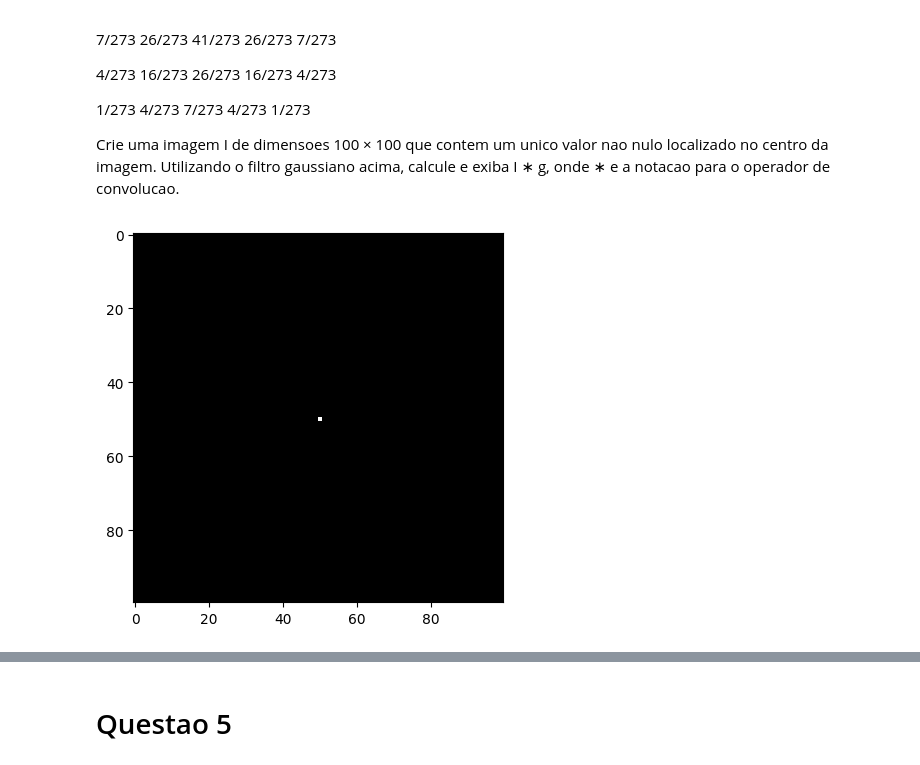
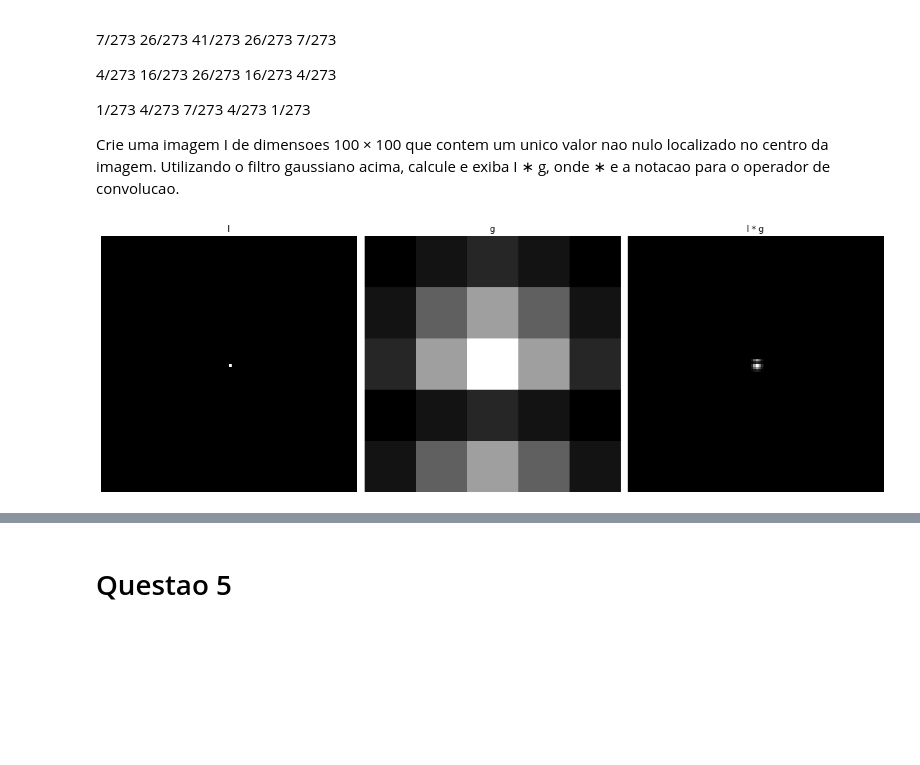
Before and after one commit to JonathanYuri/Computer-Vision, a Jupyter notebook: Lista1/lista.ipynb, the cells around one changed output, grey strips where cells are left out. Drawn from its saved outputs; the diff is of its cells as text; code cells hidden in the pictures; blank space fills up the shorter version.

```diff
--- a/Lista1/lista.ipynb
+++ b/Lista1/lista.ipynb
@@ -26,3 +40,13 @@ def normalize(img):
     result *= 255.0 / result.max()
     result = result.astype(np.uint8)
     return result
+# %%
+def display_images(images, titles):
+    plt.figure(figsize=(16, 16))
+    for i in range(len(images)):
+        plt.subplot(1, len(images), i+1)
+        plt.imshow(images[i], cmap='gray')
+        plt.title(titles[i])
+        plt.axis('off')
+        plt.tight_layout()
+    plt.show()
@@ -181,8 +186,14 @@ Crie uma imagem I de dimensoes 100 × 100 que contem um unico valor nao nulo loc
 # %%
 l = np.zeros((100, 100))
 l[50][50] = 255
 
-plt.imshow(l, cmap='gray')
-plt.show()
+g = np.array([[1/273, 4/273, 7/273, 4/273, 1/273],
+               [4/273, 16/273, 26/273, 16/273, 4/273],
+               [7/273, 26/273, 41/273, 26/273, 7/273],
+               [1/273, 4/273, 7/273, 4/273, 1/273],
+               [4/273, 16/273, 26/273, 16/273, 4/273]])
+
+filtered_img = apply_filter(l, g)
+display_images([l, g, filtered_img], ['l', 'g', 'l * g'])
 # %% [output]
-[figure, old version]
+[figure, new version]
```
Also changed, not shown: parts of 20 cells of this notebook, 5 other files.
